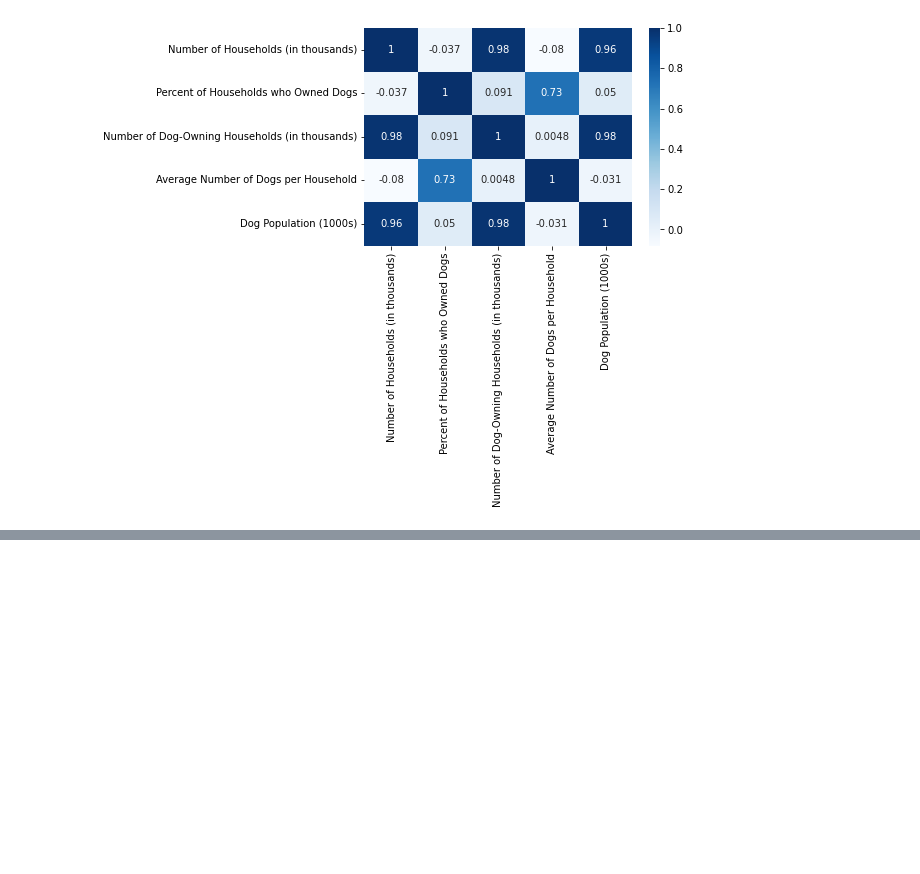
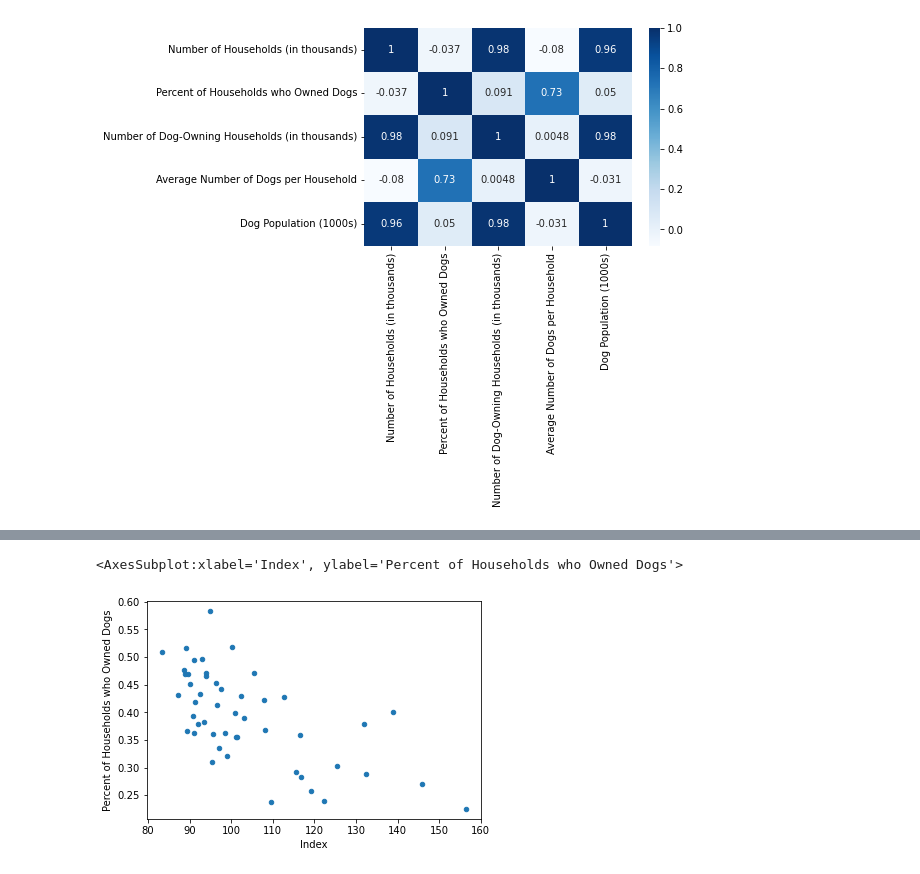
Before and after one commit to lejaja9/pandas-2, a Jupyter notebook: corr.ipynb, the cells around one changed output, grey strips where cells are left out. Saved outputs shown, nothing was run; the diff lists cells and outputs as text; code cells hidden in the pictures; blank space fills up the shorter version.

```diff
--- a/corr.ipynb
+++ b/corr.ipynb
@@ -116,0 +327,5 @@ sns.heatmap(corr_matrix1, cmap="Blues", annot=True)
+# %%
+main_df.plot.scatter(x = 'Index', y = 'Percent of Households who Owned Dogs')
+# %% [output]
+<AxesSubplot:xlabel='Index', ylabel='Percent of Households who Owned Dogs'>
+[figure, added]
```
Also changed, not shown: parts of 31 cells of this notebook, 1 other file.
